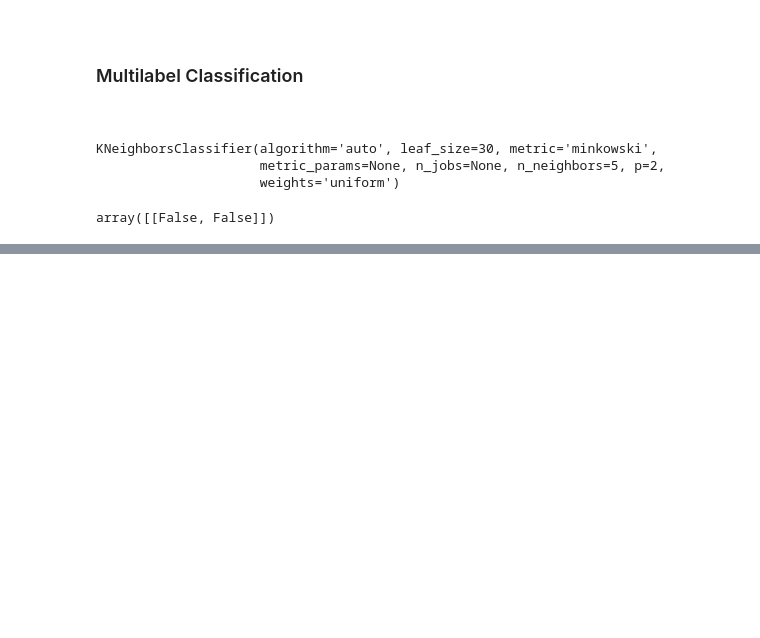
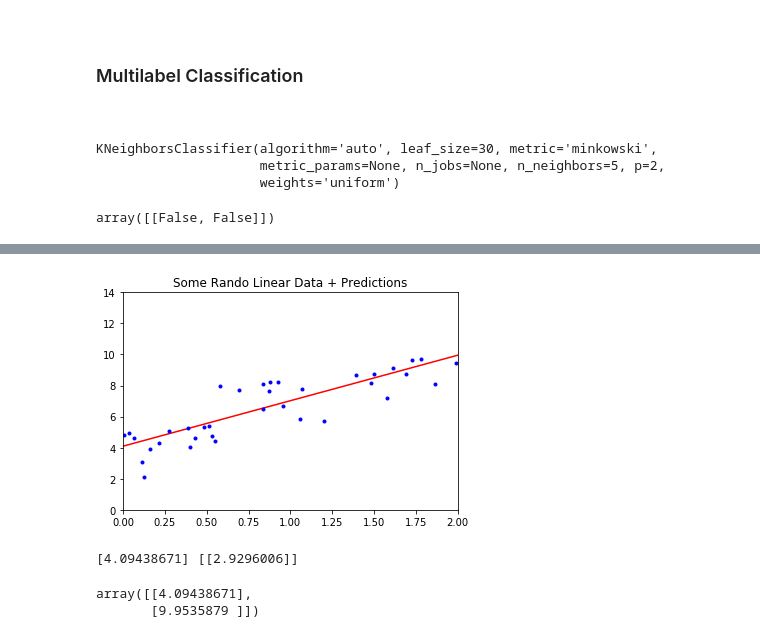
Before and after one commit to SmilodonCub/ReadingLearningTinkering, a Jupyter notebook: ML_wSKLKTF/HandsOn_ML_notes.ipynb, the cells around one changed output, grey strips where cells are left out. Cells and saved outputs as stored; diff of their text form; code cells hidden in the pictures; blank space fills up the shorter version.

Commit message:
Training Models

```diff
--- a/ML_wSKLKTF/HandsOn_ML_notes.ipynb
+++ b/ML_wSKLKTF/HandsOn_ML_notes.ipynb
@@ -1336,0 +1389,20 @@ f1_score( y_multilabel, y_train_knn_pred, average='weighted')
+# %%
+plt.plot( X_new, y_predict, "r-")
+plt.plot(X, y, "b.")
+plt.title( "Some Rando Linear Data + Predictions")
+plt.ylim( 0, 14 )
+plt.xlim( 0, 2 )
+plt.show()
+# %% [output]
+[figure, added]
+# %%
+# performing linear regression is simple with sklearn:
+from sklearn.linear_model import LinearRegression
+lin_reg = LinearRegression()
+lin_reg.fit( X, y )
+print( lin_reg.intercept_, lin_reg.coef_ )
+lin_reg.predict( X_new )
+# %% [output]
+[4.09438671] [[2.9296006]]
+array([[4.09438671],
+       [9.9535879 ]])
```
Also changed, not shown: parts of 45 cells of this notebook.
